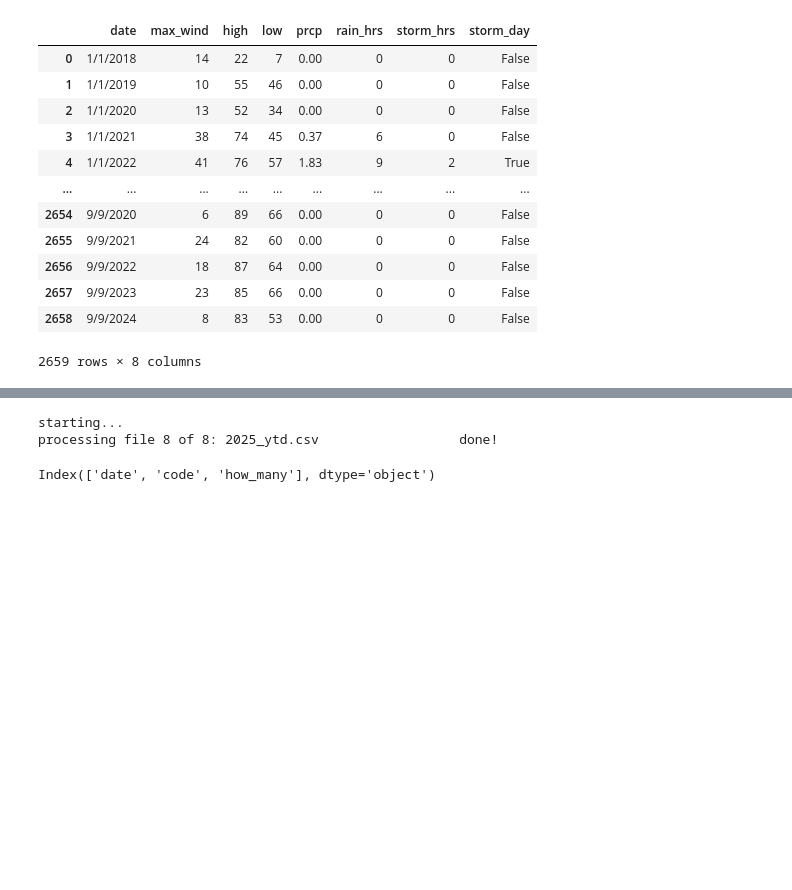
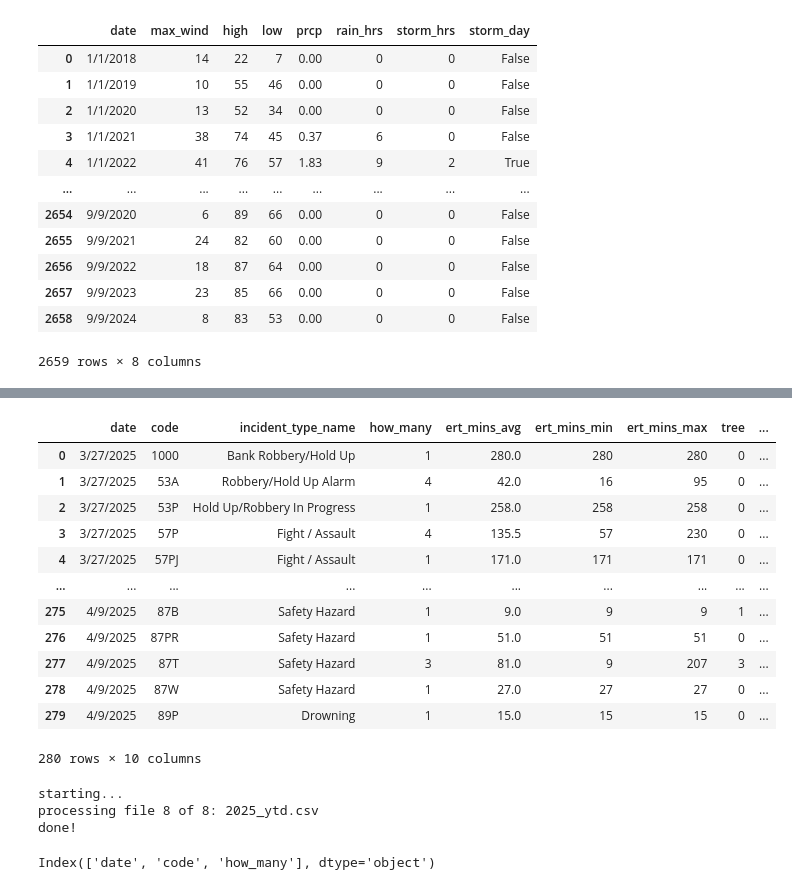
Before and after one commit to GarrettCoffer/NSS-capstone-project, a Jupyter notebook: more_processing.ipynb, the cells around one changed output, grey strips where cells are left out. Saved outputs shown, nothing was run; the diff lists cells and outputs as text; code cells hidden in the pictures; blank space fills up the shorter version.

```diff
--- a/more_processing.ipynb
+++ b/more_processing.ipynb
@@ -127,0 +149,24 @@ pt1.to_csv('data/active_dispatch_processed.csv', index=False)
+# %%
+pt2.rename(columns={'ert_mins': 'ert_mins_max'}, inplace=True)
+# %%
+pt1 = pd.merge(pt1, pt2, on=['date','code'], how='inner')
+# %%
+pt2 = merged_df.groupby(['date','code'])[['tree','wires','flooding']].sum().reset_index()
+# %%
+pt1 = pd.merge(pt1, pt2, on=['date','code'], how='inner')
+# %%
+pt1
+# %% [output]
+|  | date | code | incident_type_name | how_many | ert_mins_avg | ert_mins_min | ert_mins_max | tree | ... |
+| 0 | 3/27/2025 | 1000 | Bank Robbery/Hold Up | 1 | 280.0 | 280 | 280 | 0 | ... |
+| 1 | 3/27/2025 | 53A | Robbery/Hold Up Alarm | 4 | 42.0 | 16 | 95 | 0 | ... |
+| 2 | 3/27/2025 | 53P | Hold Up/Robbery In Progress | 1 | 258.0 | 258 | 258 | 0 | ... |
+| 3 | 3/27/2025 | 57P | Fight / Assault | 4 | 135.5 | 57 | 230 | 0 | ... |
+| 4 | 3/27/2025 | 57PJ | Fight / Assault | 1 | 171.0 | 171 | 171 | 0 | ... |
+| ... | ... | ... | ... | ... | ... | ... | ... | ... | ... |
+| 275 | 4/9/2025 | 87B | Safety Hazard | 1 | 9.0 | 9 | 9 | 1 | ... |
+| 276 | 4/9/2025 | 87PR | Safety Hazard | 1 | 51.0 | 51 | 51 | 0 | ... |
+| 277 | 4/9/2025 | 87T | Safety Hazard | 3 | 81.0 | 9 | 207 | 3 | ... |
+| 278 | 4/9/2025 | 87W | Safety Hazard | 1 | 27.0 | 27 | 27 | 0 | ... |
+| 279 | 4/9/2025 | 89P | Drowning | 1 | 15.0 | 15 | 15 | 0 | ... |
+280 rows × 10 columns
@@ -137,21 +187,30 @@ print('starting...')
 
 # processing file X of Y: filename.csv
 
-# I want to end up with: group by date, code.  count of code
-
 x = 1
 y = len(files)
 
 for file in files :
     print(f"\rprocessing file {x} of {y}: {file}                  ", end="")
     df = pd.read_csv(input_folder + str(file))
-    pt2 = df.groupby(['date','code'])[['hr']].count().reset_index()
-    pt2.rename(columns={'hr': 'how_many'}, inplace=True)
-    pt1 = pd.concat([pt1, pt2])
+
+    merged_df = pd.merge(df, codes_df, on='code', how='inner')
+    # use the category column as new code column
+    merged_df = merged_df.drop(columns='code')
+    merged_df.rename(columns={'category': 'code'}, inplace=True)
+
+    pt1 = merged_df.groupby(['date','code','incident_type_name'])[['hr']].count().reset_index()
+    pt1.rename(columns={'hr': 'how_many'}, inplace=True)
+    pt2 = merged_df.groupby(['date','code'])[['tree','wires','flooding']].sum().reset_index()
+    merged_df = pd.merge(pt1, pt2, on=['date','code'], how='inner')
+
+    final_df = pd.concat([final_df, merged_df])
     x += 1
 
-pt1.to_csv(output_file, index=False)
+final_df.to_csv(mnpd_w_codes, index=False)
+print()
 print('done!')
 # %% [output]
 starting...
-processing file 8 of 8: 2025_ytd.csv                  done!
+processing file 8 of 8: 2025_ytd.csv
+done!
```
Also changed, not shown: parts of 38 cells of this notebook, 4 other files.
